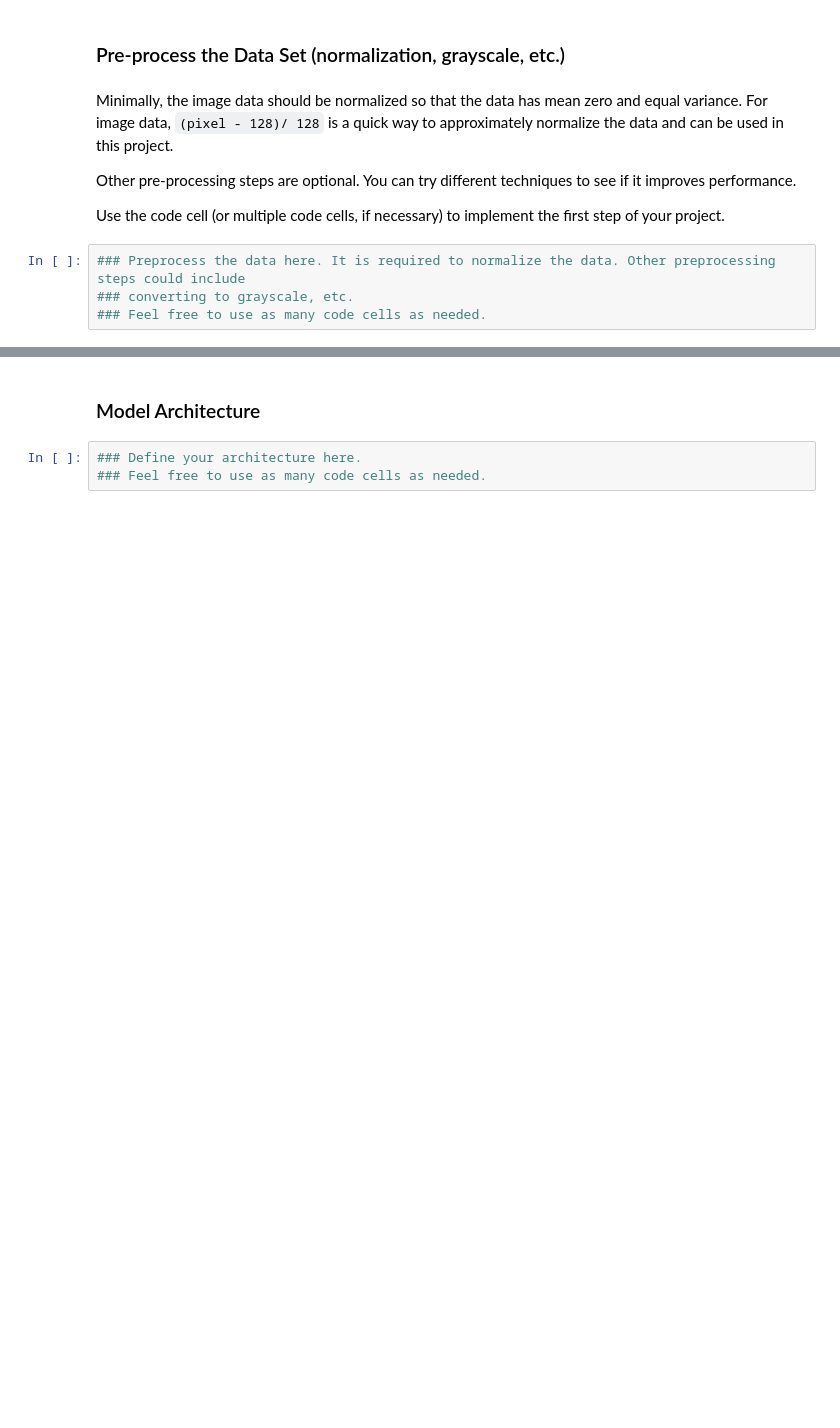
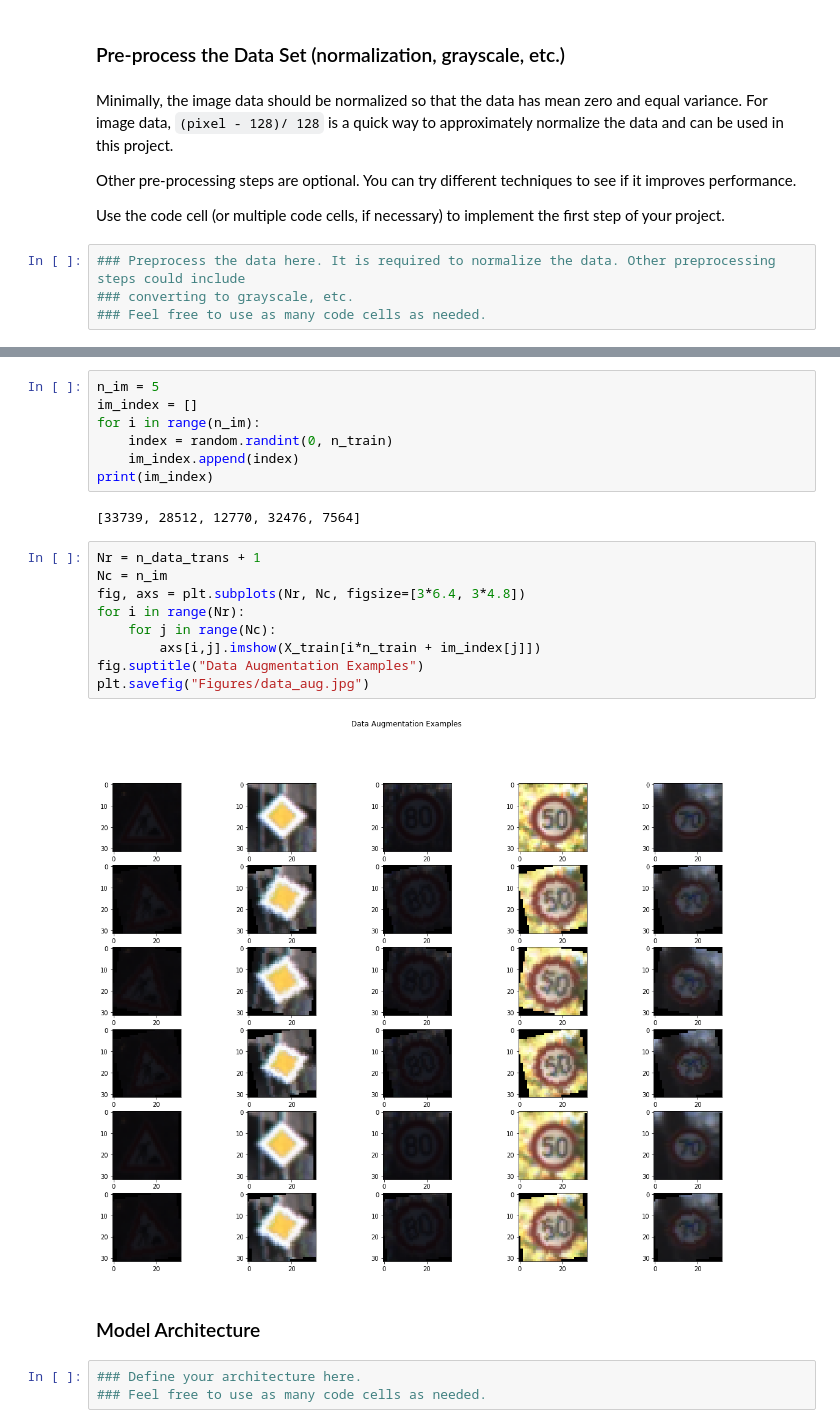
Before and after one commit to hammcin/CarND-Traffic-Sign-Classifier-Project, a Jupyter notebook: Traffic_Sign_Classifier.ipynb, the cells around one changed output, grey strips where cells are left out. Drawn from its saved outputs; the diff is of its cells as text; blank space fills up the shorter version.

```diff
--- a/Traffic_Sign_Classifier.ipynb
+++ b/Traffic_Sign_Classifier.ipynb
@@ -194,3 +389,23 @@ Use the code cell (or multiple code cells, if necessary) to implement the first
+# %%
+n_im = 5
+im_index = []
+for i in range(n_im):
+    index = random.randint(0, n_train)
+    im_index.append(index)
+print(im_index)
+# %% [output]
+[33739, 28512, 12770, 32476, 7564]
+# %%
+Nr = n_data_trans + 1
+Nc = n_im
+fig, axs = plt.subplots(Nr, Nc, figsize=[3*6.4, 3*4.8])
+for i in range(Nr):
+    for j in range(Nc):
+        axs[i,j].imshow(X_train[i*n_train + im_index[j]])
+fig.suptitle("Data Augmentation Examples")
+plt.savefig("Figures/data_aug.jpg")
+# %% [output]
+[figure, added]
 # %% [markdown]
 ### Model Architecture
 # %%
```
Also changed, not shown: parts of 20 cells of this notebook, 2 other files.
